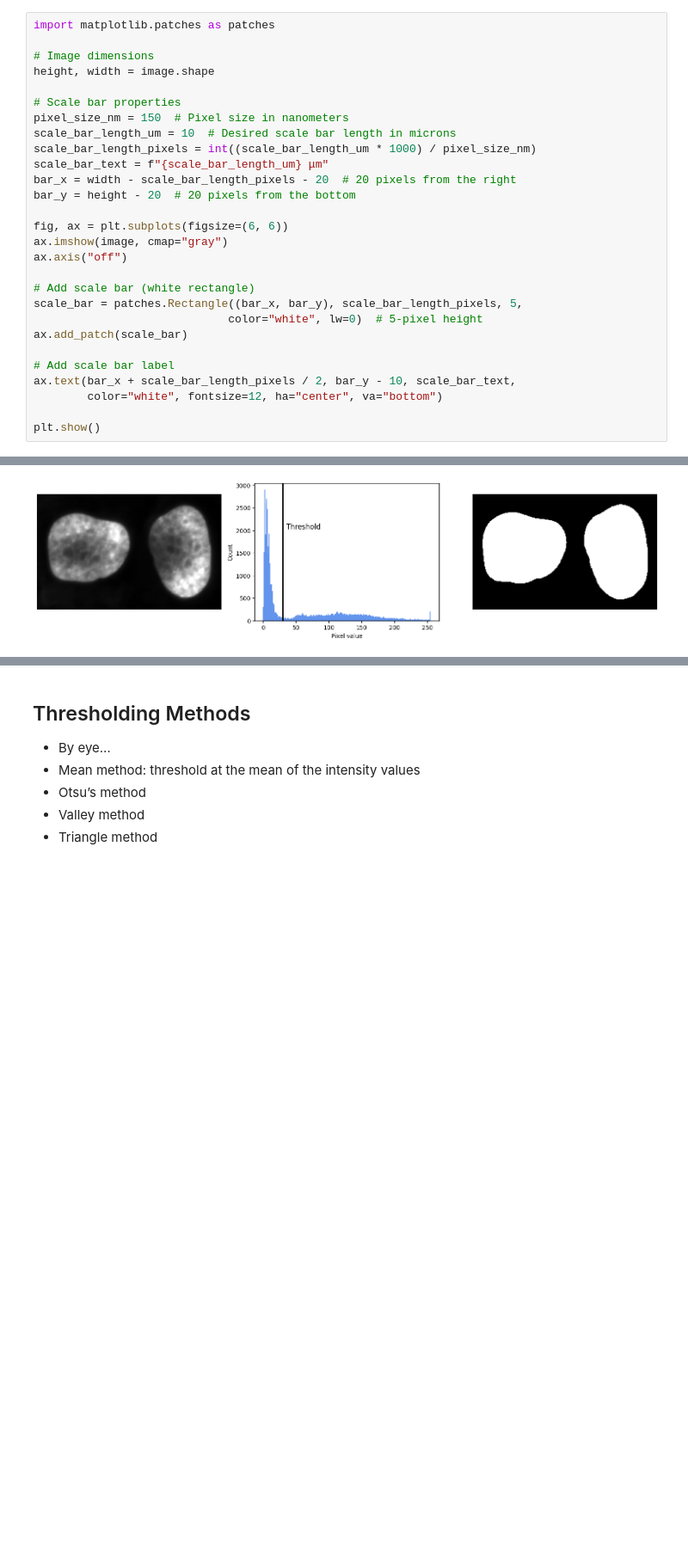
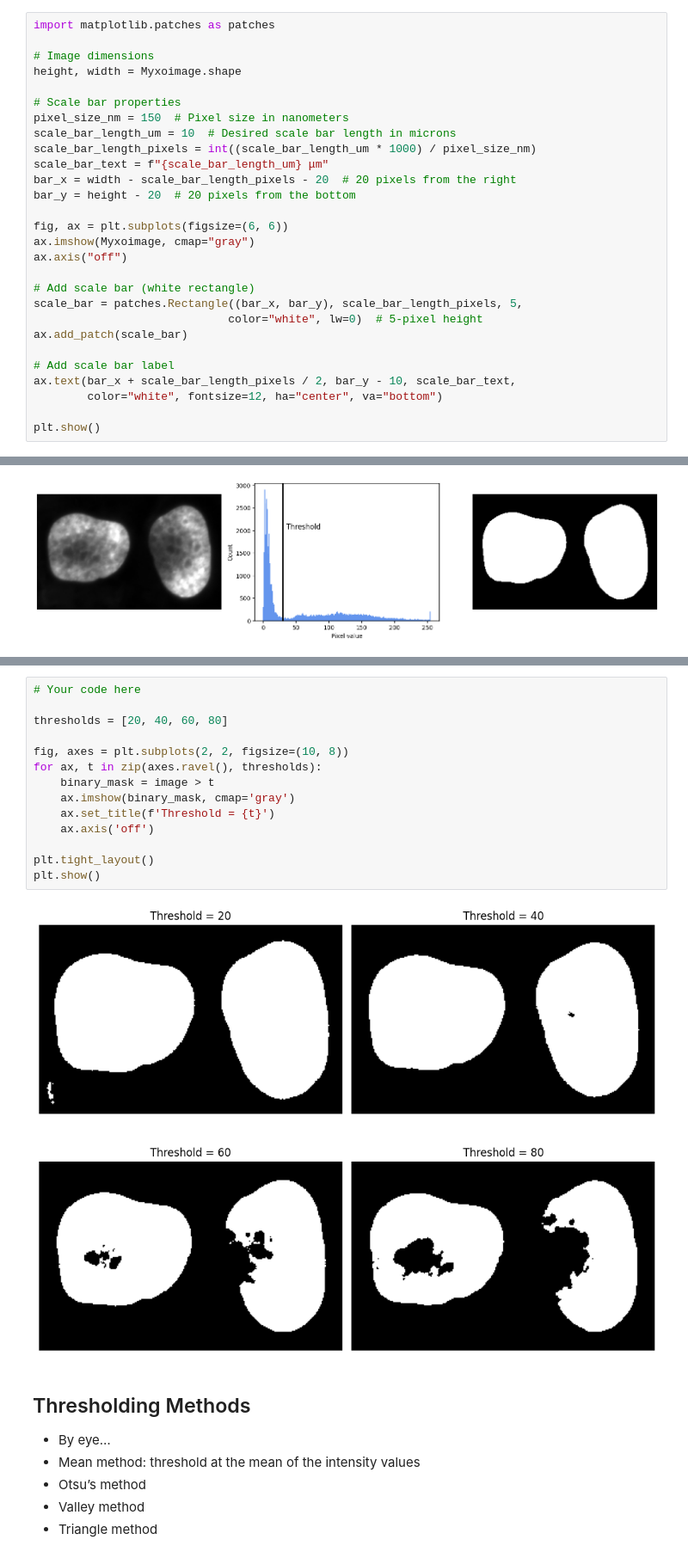
Before and after one commit to dgodovich/MOL518-Intro-to-Data-Analysis, a Jupyter notebook: Lecture_31/BPY518_Lecture31.ipynb, the cells around one changed output, grey strips where cells are left out. Shown at 86% size. Saved outputs shown, nothing was run; the diff lists cells and outputs as text; blank space fills up the shorter version.

```diff
--- a/Lecture_31/BPY518_Lecture31.ipynb
+++ b/Lecture_31/BPY518_Lecture31.ipynb
@@ -179,7 +179,7 @@ Camera pixel size + magnification (objective+projection)
 import matplotlib.patches as patches
 
 # Image dimensions
-height, width = image.shape
+height, width = Myxoimage.shape
 
 # Scale bar properties
 pixel_size_nm = 150  # Pixel size in nanometers
@@ -190,7 +190,7 @@ bar_x = width - scale_bar_length_pixels - 20  # 20 pixels from the right
 bar_y = height - 20  # 20 pixels from the bottom
 
 fig, ax = plt.subplots(figsize=(6, 6))
-ax.imshow(image, cmap="gray")
+ax.imshow(Myxoimage, cmap="gray")
 ax.axis("off")
 
 # Add scale bar (white rectangle)
@@ -236,3 +245,19 @@ plt.show()
+# %%
+# Your code here
+
+thresholds = [20, 40, 60, 80]
+
+fig, axes = plt.subplots(2, 2, figsize=(10, 8))
+for ax, t in zip(axes.ravel(), thresholds):
+    binary_mask = image > t
+    ax.imshow(binary_mask, cmap='gray')
+    ax.set_title(f'Threshold = {t}')
+    ax.axis('off')
+
+plt.tight_layout()
+plt.show()
+# %% [output]
+[figure, added]
 # %% [markdown]
 ## Thresholding Methods
 - By eye…
```
Also changed, not shown: parts of 5 cells of this notebook.
